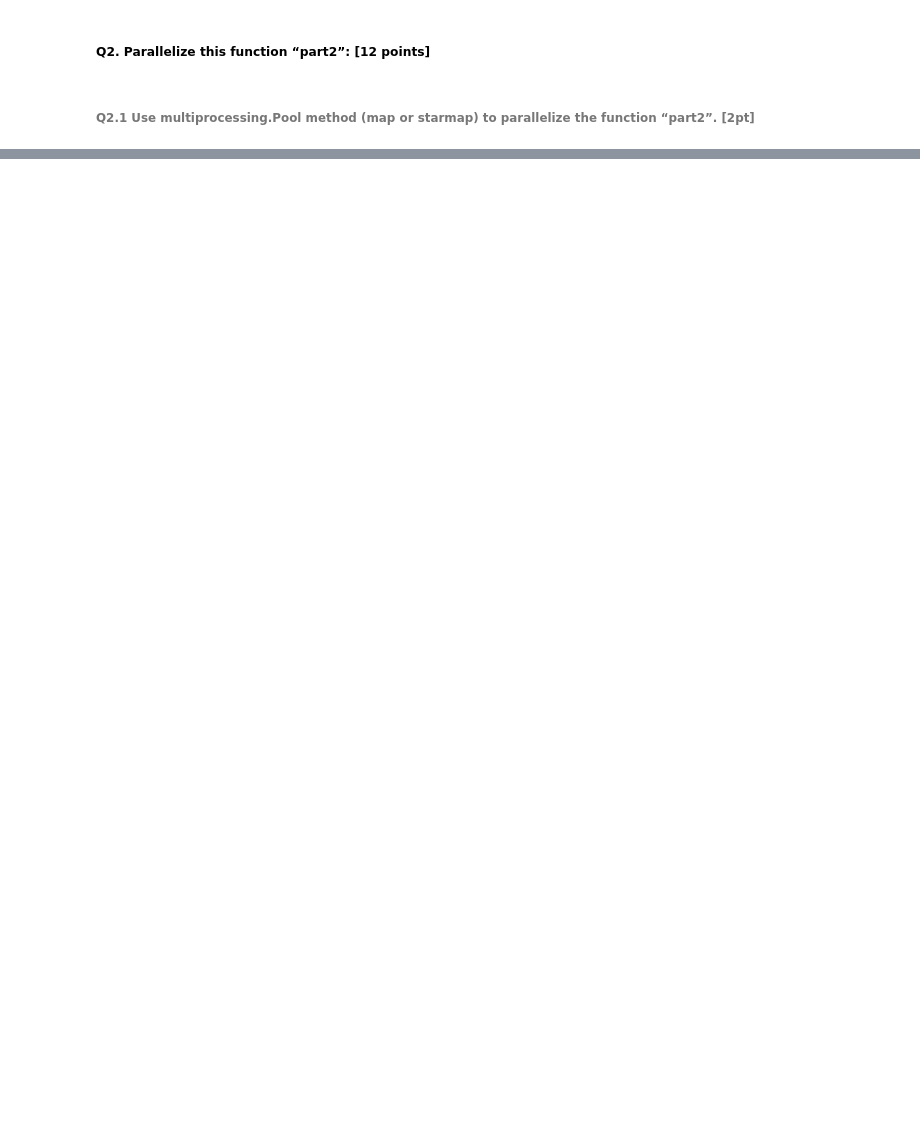
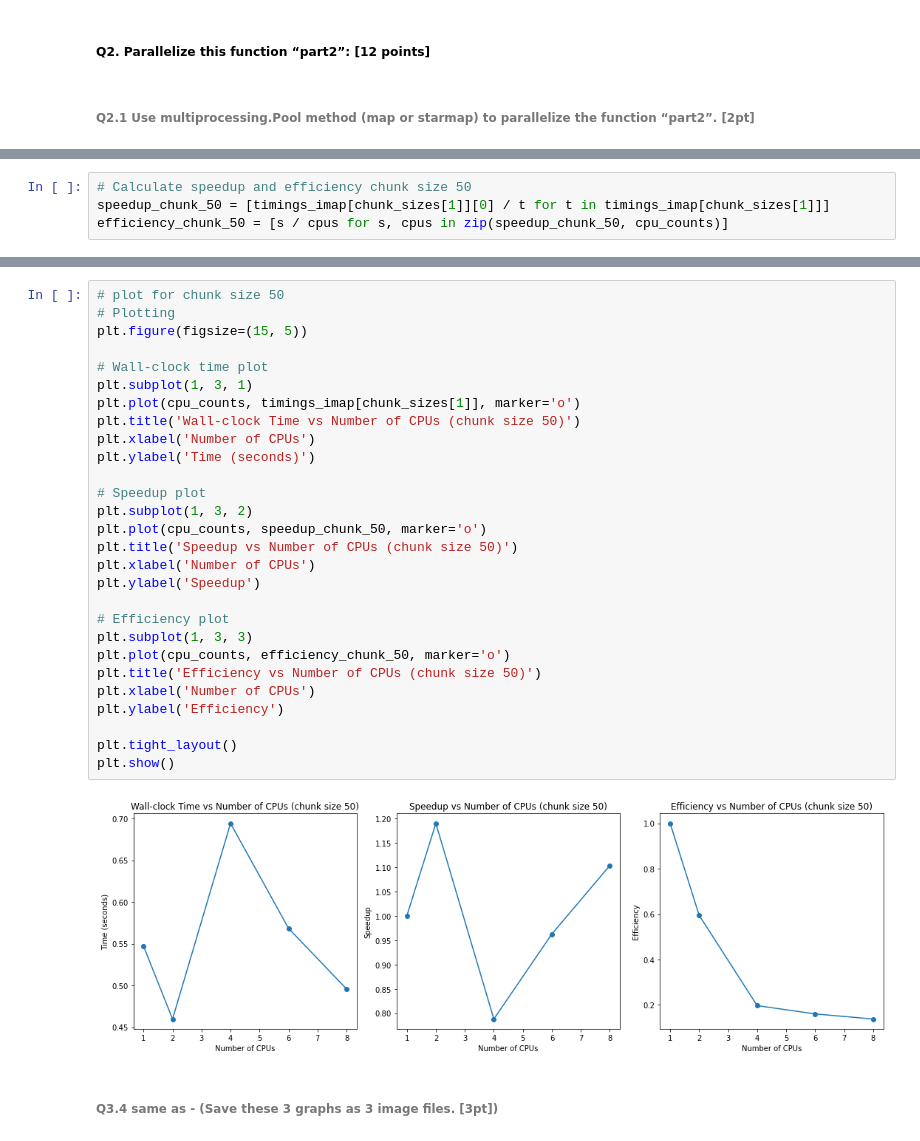
Before and after one commit to ChaudharyAnshul/CSYE-7105, a Jupyter notebook: Homework 2/hw2.ipynb, the cells around one changed output, grey strips where cells are left out. Drawn from its saved outputs; the diff is of its cells as text; blank space fills up the shorter version.

```diff
--- a/Homework 2/hw2.ipynb
+++ b/Homework 2/hw2.ipynb
@@ -180,0 +300,4 @@ def parallel_normalize(df, num_cpus):
+# %%
+# Calculate speedup and efficiency chunk size 50
+speedup_chunk_50 = [timings_imap[chunk_sizes[1]][0] / t for t in timings_imap[chunk_sizes[1]]]
+efficiency_chunk_50 = [s / cpus for s, cpus in zip(speedup_chunk_50, cpu_counts)]
@@ -180,0 +334,32 @@ def parallel_normalize(df, num_cpus):
+# %%
+# plot for chunk size 50
+# Plotting
+plt.figure(figsize=(15, 5))
+
+# Wall-clock time plot
+plt.subplot(1, 3, 1)
+plt.plot(cpu_counts, timings_imap[chunk_sizes[1]], marker='o')
+plt.title('Wall-clock Time vs Number of CPUs (chunk size 50)')
+plt.xlabel('Number of CPUs')
+plt.ylabel('Time (seconds)')
+
+# Speedup plot
+plt.subplot(1, 3, 2)
+plt.plot(cpu_counts, speedup_chunk_50, marker='o')
+plt.title('Speedup vs Number of CPUs (chunk size 50)')
+plt.xlabel('Number of CPUs')
+plt.ylabel('Speedup')
+
+# Efficiency plot
+plt.subplot(1, 3, 3)
+plt.plot(cpu_counts, efficiency_chunk_50, marker='o')
+plt.title('Efficiency vs Number of CPUs (chunk size 50)')
+plt.xlabel('Number of CPUs')
+plt.ylabel('Efficiency')
+
+plt.tight_layout()
+plt.show()
+# %% [output]
+[figure, added]
+# %% [markdown]
+###### Q3.4 same as - (Save these 3 graphs as 3 image files.        [3pt])
```
Also changed, not shown: parts of 60 cells of this notebook.
